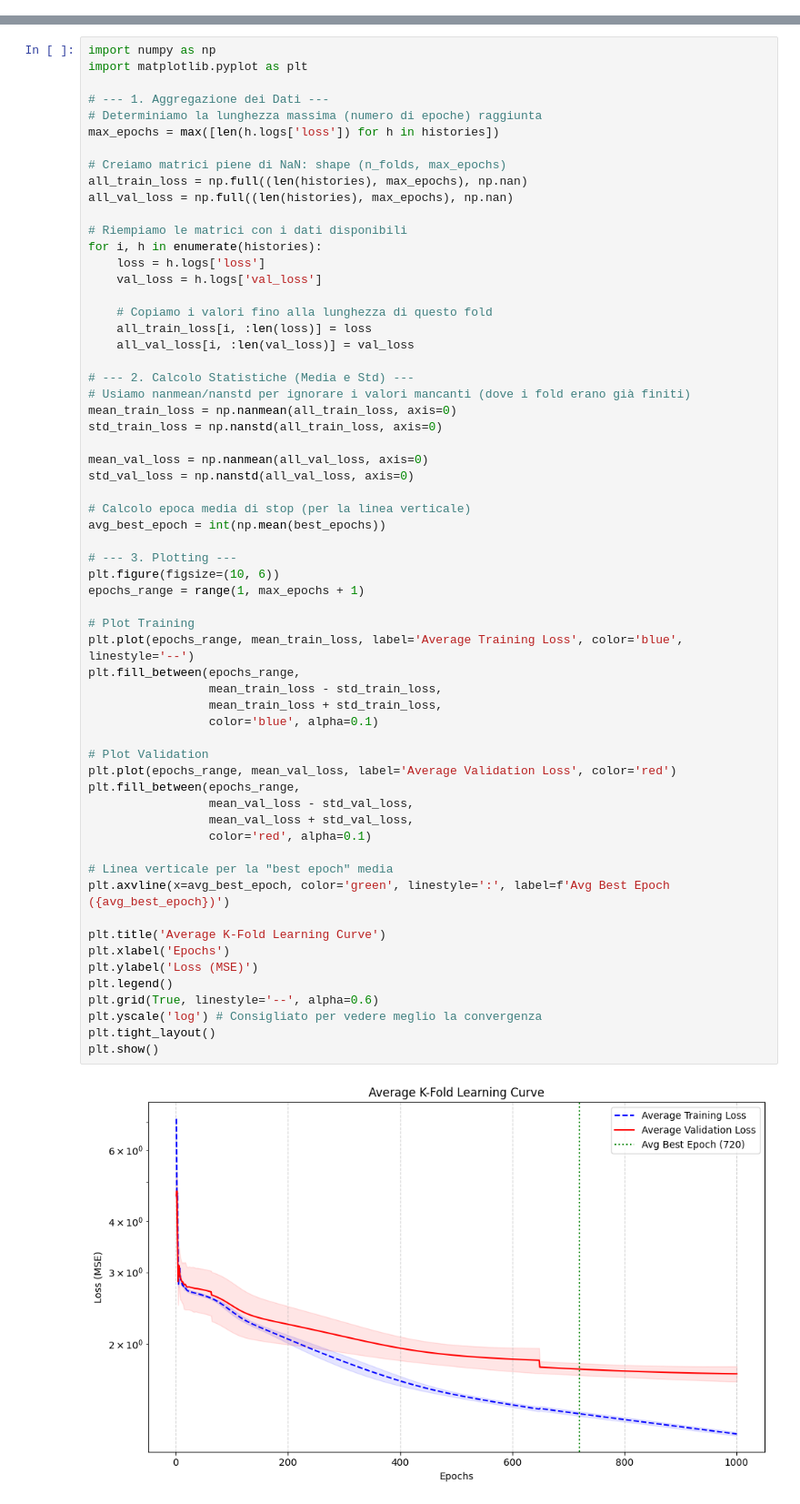
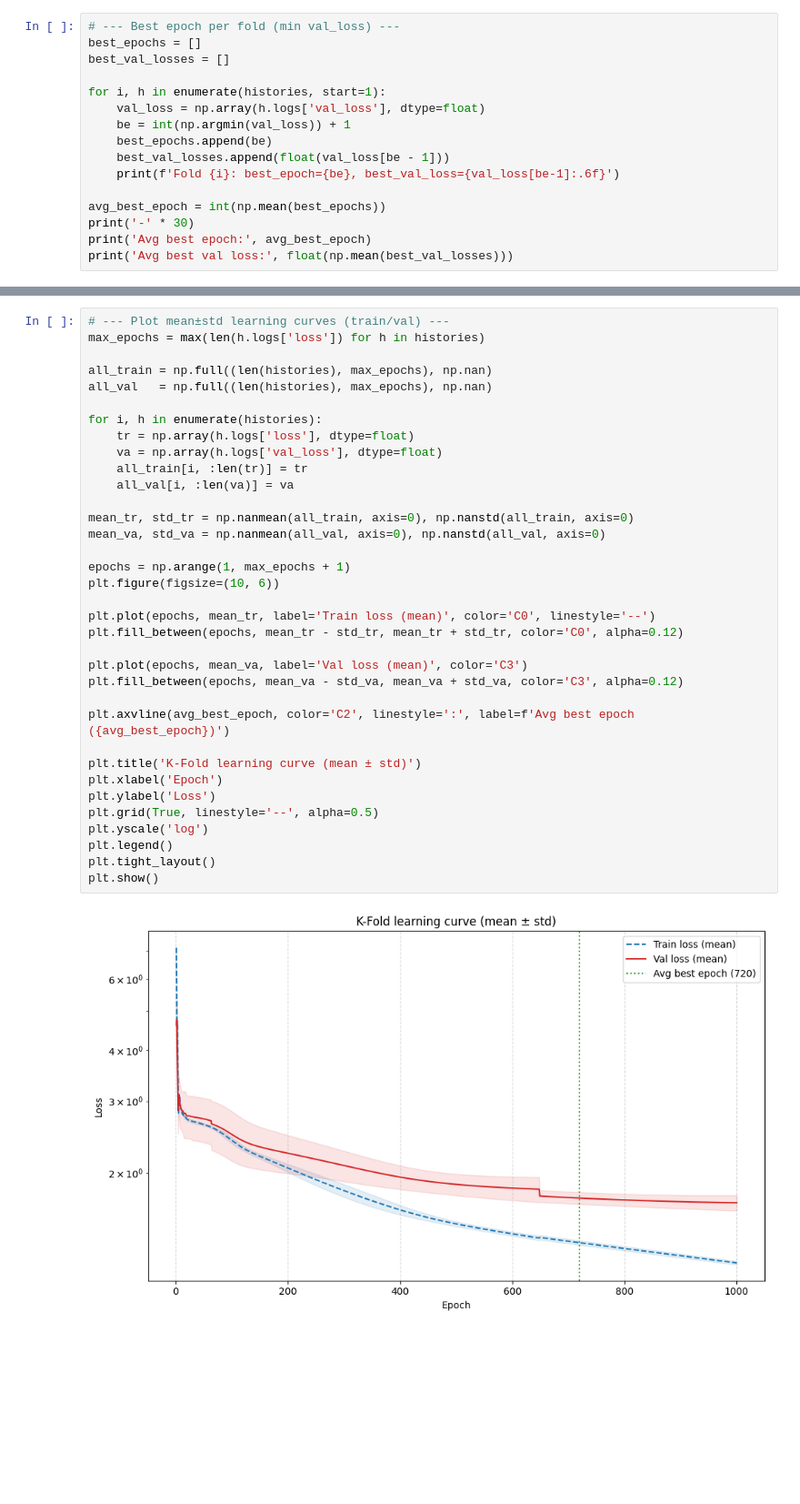
Before and after one commit to riccardoroselli/Neural-Network-From-Scratch, a Jupyter notebook: run_cup_test.ipynb, the cells around one changed output, grey strips where cells are left out. Shown at 91% size. Saved outputs shown, nothing was run; the diff lists cells and outputs as text; blank space fills up the shorter version.

```diff
--- a/run_cup_test.ipynb
+++ b/run_cup_test.ipynb
@@ -166,0 +100,16 @@ Media Best Val Loss: 1.982989
+# %%
+# --- Best epoch per fold (min val_loss) ---
+best_epochs = []
+best_val_losses = []
+
+for i, h in enumerate(histories, start=1):
+    val_loss = np.array(h.logs['val_loss'], dtype=float)
+    be = int(np.argmin(val_loss)) + 1
+    best_epochs.append(be)
+    best_val_losses.append(float(val_loss[be - 1]))
+    print(f'Fold {i}: best_epoch={be}, best_val_loss={val_loss[be-1]:.6f}')
+
+avg_best_epoch = int(np.mean(best_epochs))
+print('-' * 30)
+print('Avg best epoch:', avg_best_epoch)
+print('Avg best val loss:', float(np.mean(best_val_losses)))
@@ -167,63 +125,37 @@ Media Best Val Loss: 1.982989
 # %%
-import numpy as np
-import matplotlib.pyplot as plt
+# --- Plot mean±std learning curves (train/val) ---
+max_epochs = max(len(h.logs['loss']) for h in histories)
 
-# --- 1. Aggregazione dei Dati ---
-# Determiniamo la lunghezza massima (numero di epoche) raggiunta
-max_epochs = max([len(h.logs['loss']) for h in histories])
+all_train = np.full((len(histories), max_epochs), np.nan)
+all_val   = np.full((len(histories), max_epochs), np.nan)
 
-# Creiamo matrici piene di NaN: shape (n_folds, max_epochs)
-all_train_loss = np.full((len(histories), max_epochs), np.nan)
-all_val_loss = np.full((len(histories), max_epochs), np.nan)
+for i, h in enumerate(histories):
+    tr = np.array(h.logs['loss'], dtype=float)
+    va = np.array(h.logs['val_loss'], dtype=float)
+    all_train[i, :len(tr)] = tr
+    all_val[i, :len(va)] = va
 
-# Riempiamo le matrici con i dati disponibili
-for i, h in enumerate(histories):
-    loss = h.logs['loss']
-    val_loss = h.logs['val_loss']
+mean_tr, std_tr = np.nanmean(all_train, axis=0), np.nanstd(all_train, axis=0)
+mean_va, std_va = np.nanmean(all_val, axis=0), np.nanstd(all_val, axis=0)
 
-    # Copiamo i valori fino alla lunghezza di questo fold
-    all_train_loss[i, :len(loss)] = loss
-    all_val_loss[i, :len(val_loss)] = val_loss
+epochs = np.arange(1, max_epochs + 1)
+plt.figure(figsize=(10, 6))
 
-# --- 2. Calcolo Statistiche (Media e Std) ---
-# Usiamo nanmean/nanstd per ignorare i valori mancanti (dove i fold erano già finiti)
-mean_train_loss = np.nanmean(all_train_loss, axis=0)
-std_train_loss = np.nanstd(all_train_loss, axis=0)
+plt.plot(epochs, mean_tr, label='Train loss (mean)', color='C0', linestyle='--')
+plt.fill_between(epochs, mean_tr - std_tr, mean_tr + std_tr, color='C0', alpha=0.12)
 
-mean_val_loss = np.nanmean(all_val_loss, axis=0)
-std_val_loss = np.nanstd(all_val_loss, axis=0)
+plt.plot(epochs, mean_va, label='Val loss (mean)', color='C3')
+plt.fill_between(epochs, mean_va - std_va, mean_va + std_va, color='C3', alpha=0.12)
 
-# Calcolo epoca media di stop (per la linea verticale)
-avg_best_epoch = int(np.mean(best_epochs))
+plt.axvline(avg_best_epoch, color='C2', linestyle=':', label=f'Avg best epoch ({avg_best_epoch})')
 
-# --- 3. Plotting ---
-plt.figure(figsize=(10, 6))
-epochs_range = range(1, max_epochs + 1)
-
-# Plot Training
-plt.plot(epochs_range, mean_train_loss, label='Average Training Loss', color='blue', linestyle='--')
-plt.fill_between(epochs_range,
-                 mean_train_loss - std_train_loss,
-                 mean_train_loss + std_train_loss,
-                 color='blue', alpha=0.1)
-
-# Plot Validation
-plt.plot(epochs_range, mean_val_loss, label='Average Validation Loss', color='red')
-plt.fill_between(epochs_range,
-                 mean_val_loss - std_val_loss,
-                 mean_val_loss + std_val_loss,
-                 color='red', alpha=0.1)
-
-# Linea verticale per la "best epoch" media
-plt.axvline(x=avg_best_epoch, color='green', linestyle=':', label=f'Avg Best Epoch ({avg_best_epoch})')
-
-plt.title('Average K-Fold Learning Curve')
-plt.xlabel('Epochs')
-plt.ylabel('Loss (MSE)')
+plt.title('K-Fold learning curve (mean ± std)')
+plt.xlabel('Epoch')
+plt.ylabel('Loss')
+plt.grid(True, linestyle='--', alpha=0.5)
+plt.yscale('log')
 plt.legend()
-plt.grid(True, linestyle='--', alpha=0.6)
-plt.yscale('log') # Consigliato per vedere meglio la convergenza
 plt.tight_layout()
 plt.show()
 # %% [output]
-[figure, old version]
+[figure, new version]
```
Also changed, not shown: parts of 16 cells of this notebook.
